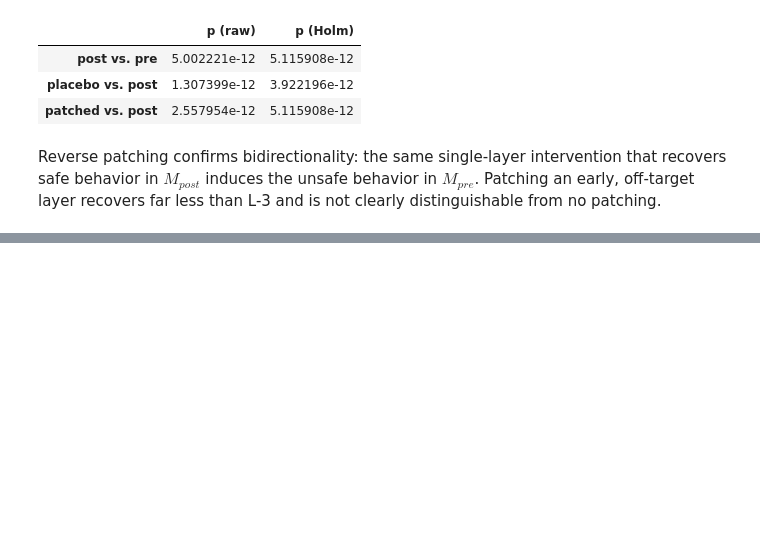
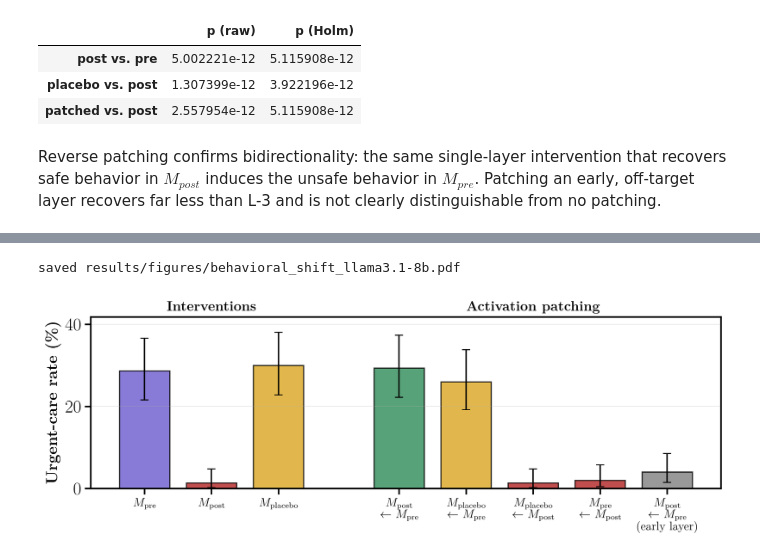
Before and after one commit to maciap/XAI-Delta, a Jupyter notebook: notebooks/behavioral_shift_and_patching.ipynb, the cells around one changed output, grey strips where cells are left out. Cells and saved outputs as stored; diff of their text form; code cells hidden in the pictures; blank space fills up the shorter version.

```diff
--- a/notebooks/behavioral_shift_and_patching.ipynb
+++ b/notebooks/behavioral_shift_and_patching.ipynb
@@ -186,0 +193,34 @@ layer recovers far less than L-3 and is not clearly distinguishable from no patc
+# %%
+import matplotlib.pyplot as plt
+
+from xai_delta import plotting
+
+plotting.use_paper_style()
+PRE, POST, PLA = plotting.PRE, plotting.POST, r"$M_{\mathrm{placebo}}$"
+ARROW = r"$\leftarrow$"
+
+conditions = [
+    (PRE, y_pre, "slateblue"),
+    (POST, y_post, "firebrick"),
+    (PLA, y_placebo, "goldenrod"),
+    (f"{POST}\n{ARROW} {PRE}", y_post_patched, "seagreen"),
+    (f"{PLA}\n{ARROW} {PRE}", y_placebo_patched, "goldenrod"),
+    (f"{PLA}\n{ARROW} {POST}", y_post_into_placebo, "firebrick"),
+    (f"{PRE}\n{ARROW} {POST}", y_reverse, "firebrick"),
+    (f"{POST}\n{ARROW} {PRE}\n(early layer)", y_offtarget, "gray"),
+]
+rates = [100 * y.mean() for _, y, _ in conditions]
+cis = [[100 * v for v in stats.clopper_pearson_ci(int(y.sum()), len(y))] for _, y, _ in conditions]
+
+fig, ax = plt.subplots(figsize=(10.0, 3.8), dpi=300)
+plotting.plot_rates_with_ci(ax, [c[0] for c in conditions], rates, cis, [c[2] for c in conditions],
+                            groups=[("Interventions", 3), ("Activation patching", 5)])
+fig.tight_layout()
+path = config.FIGURES_DIR / "behavioral_shift_llama3.1-8b.pdf"
+config.FIGURES_DIR.mkdir(parents=True, exist_ok=True)
+fig.savefig(path, bbox_inches="tight")
+print(f"saved {path.relative_to(config.REPO_ROOT)}")
+plt.show()
+# %% [output]
+saved results/figures/behavioral_shift_llama3.1-8b.pdf
+[figure, added]
```
Also changed, not shown: parts of 1 cell of this notebook, 44 other files.
